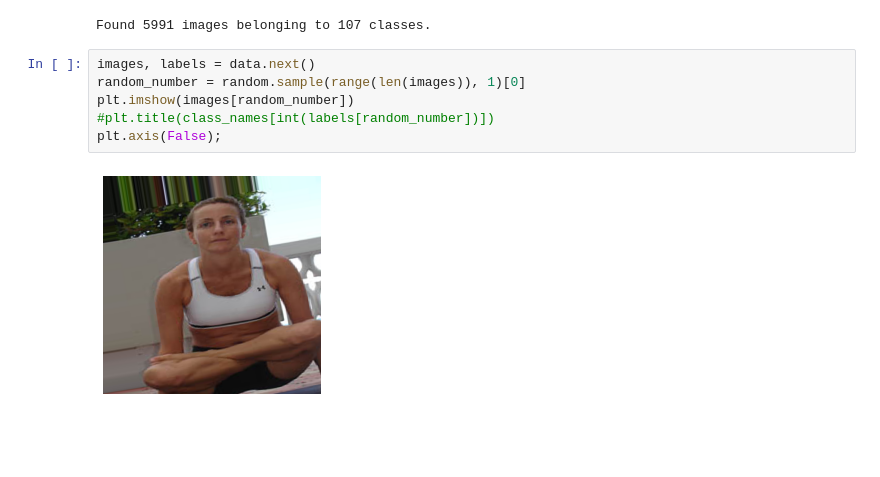
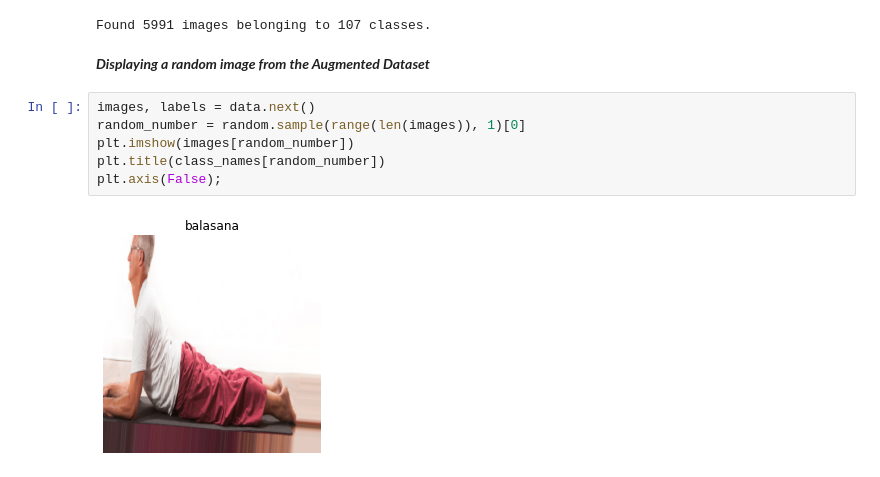
Before and after one commit to Harivansh8888/YogaPoseEstimation, a Jupyter notebook: YogaPoseEstimation.ipynb, the cells around one changed output. Cells and saved outputs as stored; diff of their text form; blank space fills up the shorter version.

```diff
--- a/YogaPoseEstimation.ipynb
+++ b/YogaPoseEstimation.ipynb
@@ -196,11 +198,13 @@ data = datagen.flow_from_directory(directory=  dir,
                                    shuffle= True,)
 # %% [output]
 Found 5991 images belonging to 107 classes.
+# %% [markdown]
+***Displaying a random image from the Augmented Dataset***
 # %%
 images, labels = data.next()
 random_number = random.sample(range(len(images)), 1)[0]
 plt.imshow(images[random_number])
-#plt.title(class_names[int(labels[random_number])])
+plt.title(class_names[random_number])
 plt.axis(False);
 # %% [output]
-[figure, old version]
+[figure, new version]
```
Also changed, not shown: parts of 2 cells of this notebook.
